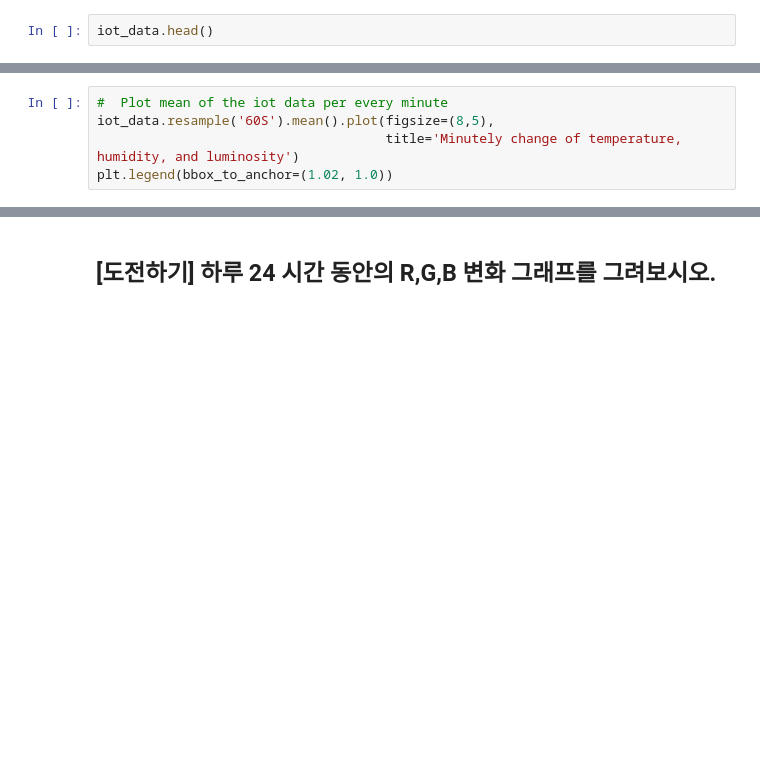
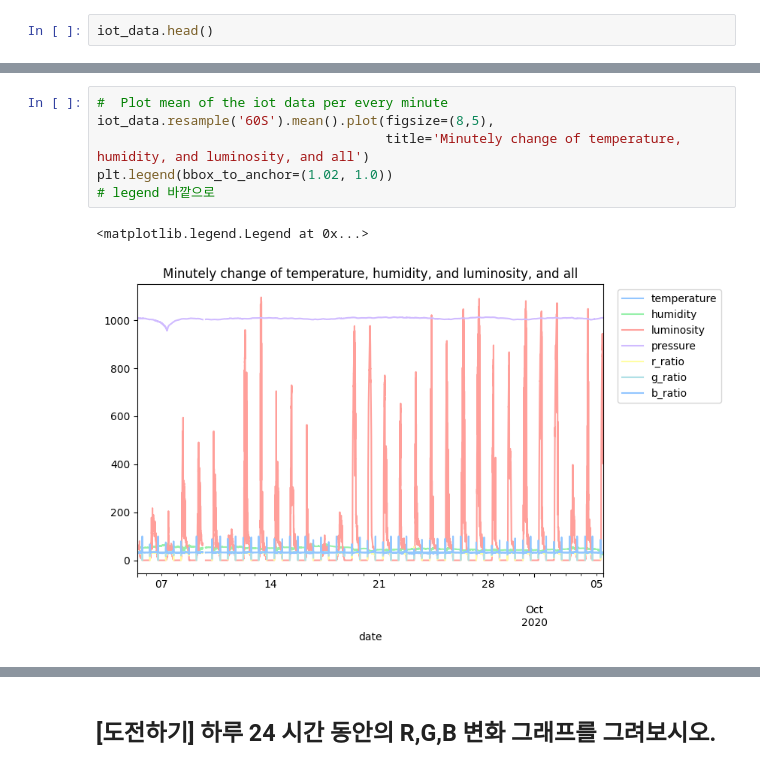
Before and after one commit to w2j1y12/pdm17, a Jupyter notebook: py-pandas/pandas_6_iot_nano33.ipynb, the cells around one changed output, grey strips where cells are left out. Drawn from its saved outputs; the diff is of its cells as text; blank space fills up the shorter version.

```diff
--- a/py-pandas/pandas_6_iot_nano33.ipynb
+++ b/py-pandas/pandas_6_iot_nano33.ipynb
@@ -222,8 +491,12 @@ iot_data.resample('60S').mean()
 # %%
 #  Plot mean of the iot data per every minute
 iot_data.resample('60S').mean().plot(figsize=(8,5),
-                                     title='Minutely change of temperature, humidity, and luminosity')
+                                     title='Minutely change of temperature, humidity, and luminosity, and all')
 plt.legend(bbox_to_anchor=(1.02, 1.0))
+# legend 바깥으로
+# %% [output]
+<matplotlib.legend.Legend at 0x...>
+[figure, added]
 # %%
 #  Plot mean of the iot data per every minute
 iot_data[['r_ratio', 'g_ratio', 'b_ratio']].resample('60S').mean().plot(figsize=(10,5),
```
Also changed, not shown: parts of 71 cells of this notebook.
